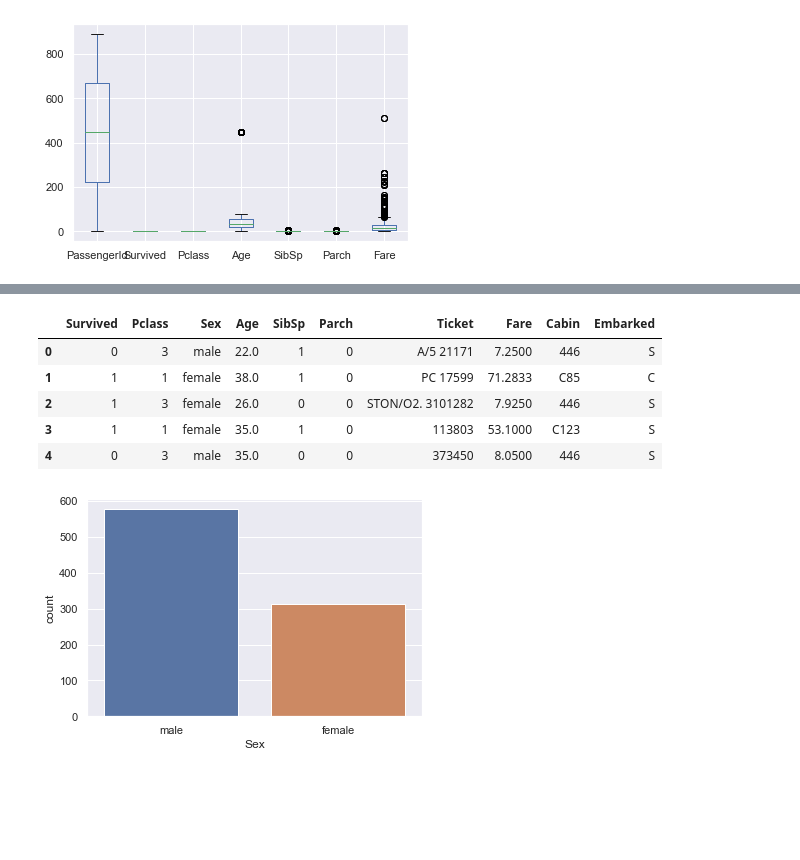
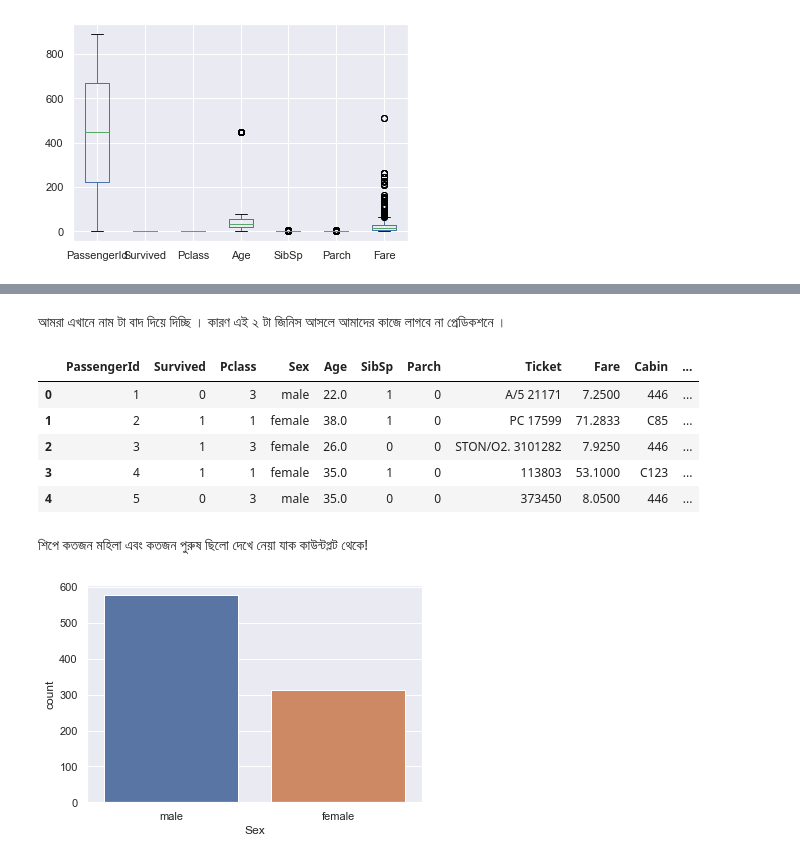
Before and after one commit to Hasibul-Islam/Titanic, a Jupyter notebook: Tictanic.ipynb, the cells around one changed output, grey strips where cells are left out. Cells and saved outputs as stored; diff of their text form; code cells hidden in the pictures; blank space fills up the shorter version.

```diff
--- a/Tictanic.ipynb
+++ b/Tictanic.ipynb
@@ -130,17 +213,20 @@ df.describe(include='all')
 | 50% | 446.000000 | 0.000000 | 3.000000 | NaN | NaN | 32.000000 | 0.000000 | 0.000000 | NaN | 14.454200 | ... |
 | 75% | 668.500000 | 1.000000 | 3.000000 | NaN | NaN | 54.000000 | 1.000000 | 0.000000 | NaN | 31.000000 | ... |
 | max | 891.000000 | 1.000000 | 3.000000 | NaN | NaN | 446.000000 | 8.000000 | 6.000000 | NaN | 512.329200 | ... |
+# %% [markdown]
+আমরা এখানে নাম টা বাদ দিয়ে দিচ্ছি । কারণ এই ২ টা জিনিস আসলে আমাদের কাজে লাগবে না প্রেডিকশনে ।
 # %%
 del df['Name']
-del df['PassengerId']
 df.head()
 # %% [output]
-|  | Survived | Pclass | Sex | Age | SibSp | Parch | Ticket | Fare | Cabin | Embarked |
-| 0 | 0 | 3 | male | 22.0 | 1 | 0 | A/5 21171 | 7.2500 | 446 | S |
-| 1 | 1 | 1 | female | 38.0 | 1 | 0 | PC 17599 | 71.2833 | C85 | C |
-| 2 | 1 | 3 | female | 26.0 | 0 | 0 | STON/O2. 3101282 | 7.9250 | 446 | S |
-| 3 | 1 | 1 | female | 35.0 | 1 | 0 | 113803 | 53.1000 | C123 | S |
-| 4 | 0 | 3 | male | 35.0 | 0 | 0 | 373450 | 8.0500 | 446 | S |
+|  | PassengerId | Survived | Pclass | Sex | Age | SibSp | Parch | Ticket | Fare | Cabin | ... |
+| 0 | 1 | 0 | 3 | male | 22.0 | 1 | 0 | A/5 21171 | 7.2500 | 446 | ... |
+| 1 | 2 | 1 | 1 | female | 38.0 | 1 | 0 | PC 17599 | 71.2833 | C85 | ... |
+| 2 | 3 | 1 | 3 | female | 26.0 | 0 | 0 | STON/O2. 3101282 | 7.9250 | 446 | ... |
+| 3 | 4 | 1 | 1 | female | 35.0 | 1 | 0 | 113803 | 53.1000 | C123 | ... |
+| 4 | 5 | 0 | 3 | male | 35.0 | 0 | 0 | 373450 | 8.0500 | 446 | ... |
+# %% [markdown]
+শিপে কতজন মহিলা এবং কতজন পুরুষ ছিলো দেখে নেয়া যাক কাউন্টপ্লট থেকে!
 # %%
 plot = sns.countplot(df["Sex"])
 # %% [output]
```
Also changed, not shown: parts of 86 cells of this notebook.
